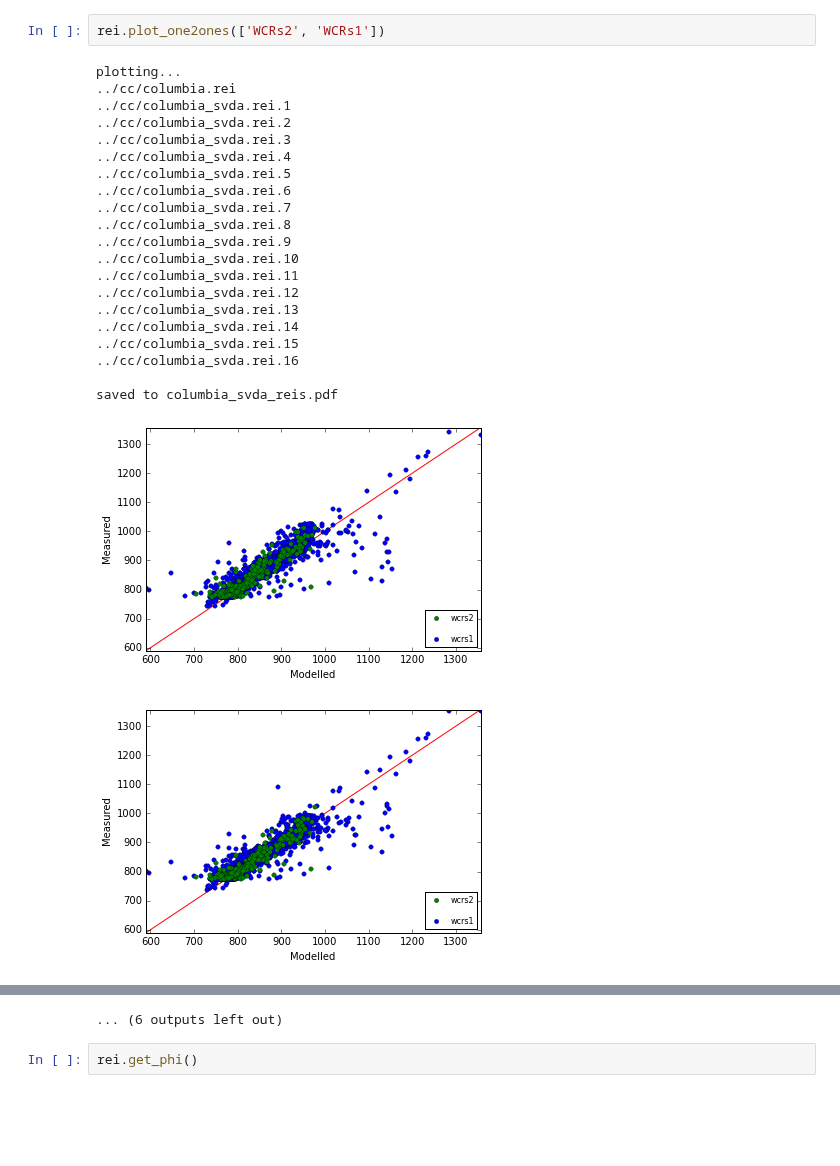
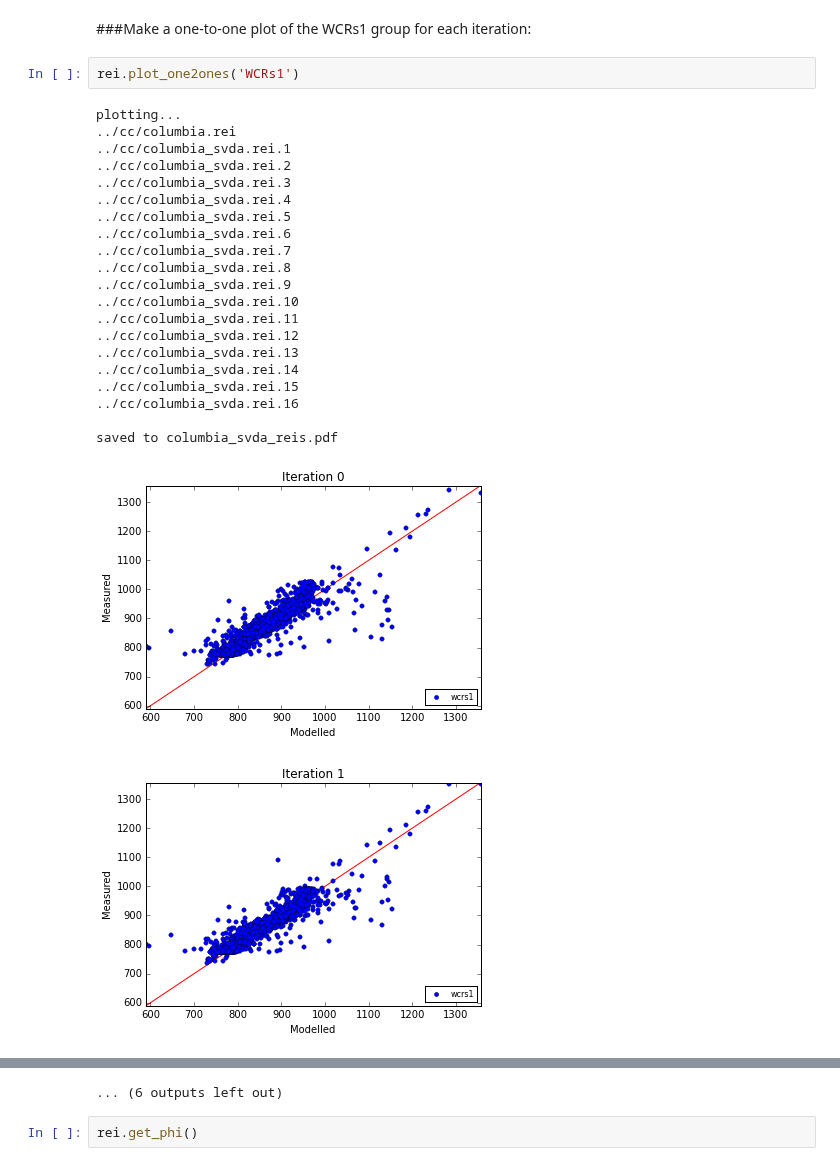
Before and after one commit to PESTools/pestools, a Jupyter notebook: examples/Rei.ipynb, the cells around one changed output, grey strips where cells are left out. Drawn from its saved outputs; the diff is of its cells as text; blank space fills up the shorter version.

```diff
--- a/examples/Rei.ipynb
+++ b/examples/Rei.ipynb
@@ -27,28 +33,30 @@ rei.reifiles
  14: '../cc/columbia_svda.rei.14',
  15: '../cc/columbia_svda.rei.15',
  16: '../cc/columbia_svda.rei.16'}
+# %% [markdown]
+###Make a one-to-one plot of the WCRs1 group for each iteration:
 # %%
-rei.plot_one2ones(['WCRs2', 'WCRs1'])
+rei.plot_one2ones('WCRs1')
 # %% [output]
 plotting...
 ../cc/columbia.rei
 ../cc/columbia_svda.rei.1
 ../cc/columbia_svda.rei.2
 ../cc/columbia_svda.rei.3
 ../cc/columbia_svda.rei.4
 ../cc/columbia_svda.rei.5
 ../cc/columbia_svda.rei.6
 ../cc/columbia_svda.rei.7
 ../cc/columbia_svda.rei.8
 ../cc/columbia_svda.rei.9
 ../cc/columbia_svda.rei.10
 ../cc/columbia_svda.rei.11
 ../cc/columbia_svda.rei.12
 ../cc/columbia_svda.rei.13
 ../cc/columbia_svda.rei.14
 ../cc/columbia_svda.rei.15
 ../cc/columbia_svda.rei.16
 
 saved to columbia_svda_reis.pdf
-[figure, old version]
+[figure, new version]
-[figure, old version]
+[figure, new version]
```
Also changed, not shown: parts of 11 cells of this notebook, 4 other files.
